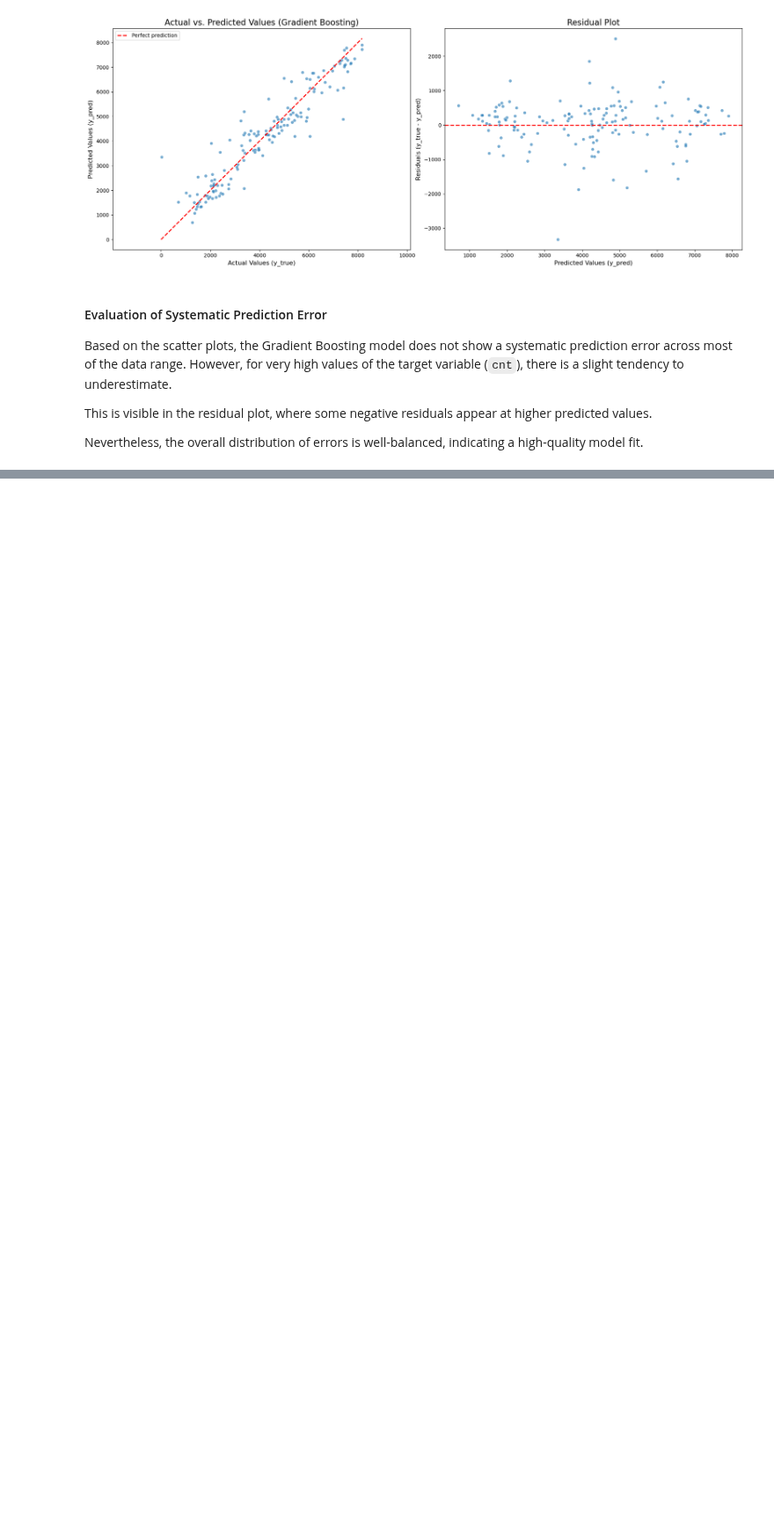
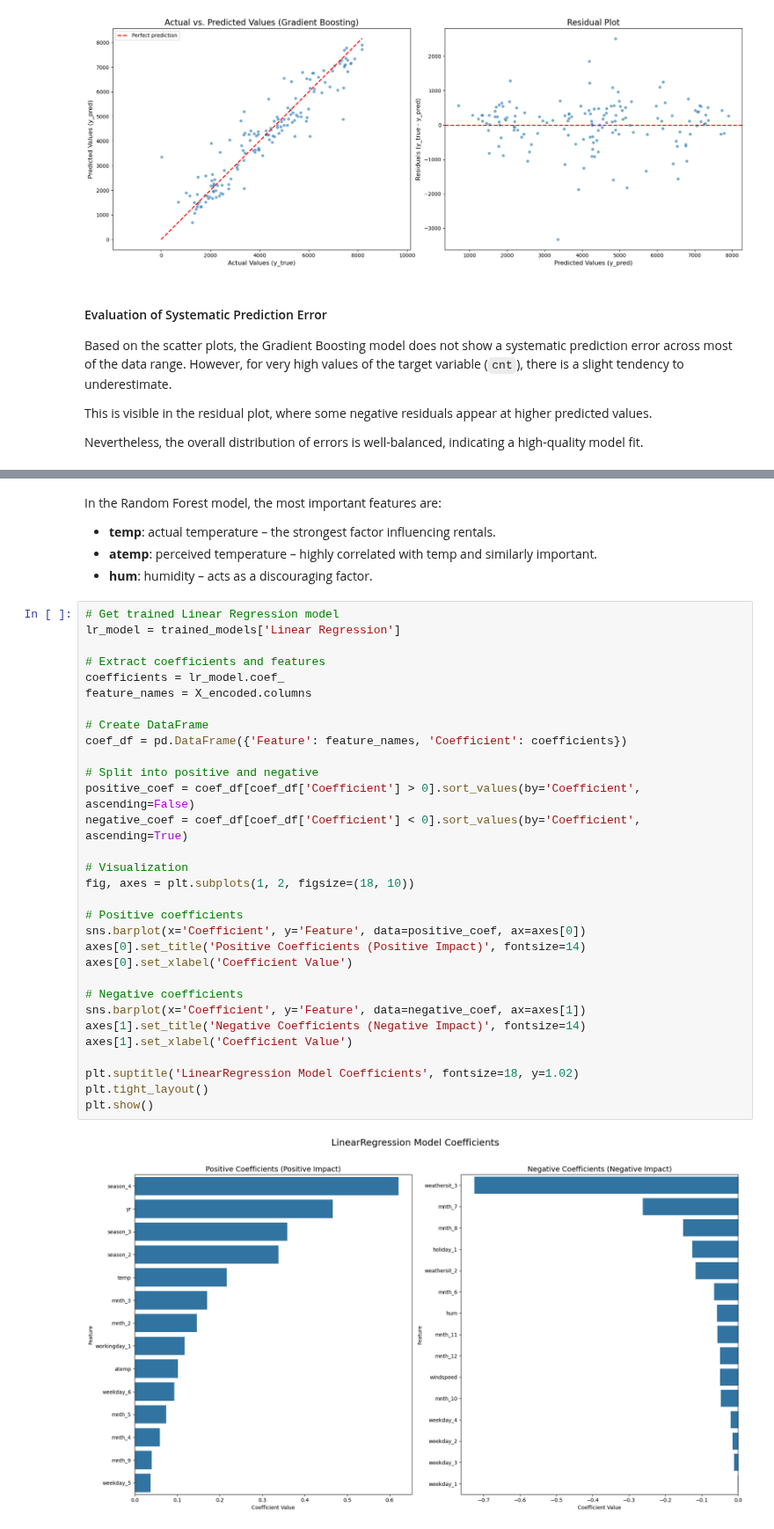
Before and after one commit to lukassso/python-mini-projects, a Jupyter notebook: machine-learning/ml_final_projects/01_bike_rental_forecasting.ipynb, the cells around one changed output, grey strips where cells are left out. Shown at 88% size. Saved outputs shown, nothing was run; the diff lists cells and outputs as text; blank space fills up the shorter version.

```diff
--- a/machine-learning/ml_final_projects/01_bike_rental_forecasting.ipynb
+++ b/machine-learning/ml_final_projects/01_bike_rental_forecasting.ipynb
@@ -371,0 +395,38 @@ Nevertheless, the overall distribution of errors is well-balanced, indicating a
+# %% [markdown]
+In the Random Forest model, the most important features are:
+- **temp**: actual temperature – the strongest factor influencing rentals.
+- **atemp**: perceived temperature – highly correlated with temp and similarly important.
+- **hum**: humidity – acts as a discouraging factor.
+# %%
+# Get trained Linear Regression model
+lr_model = trained_models['Linear Regression']
+
+# Extract coefficients and features
+coefficients = lr_model.coef_
+feature_names = X_encoded.columns
+
+# Create DataFrame
+coef_df = pd.DataFrame({'Feature': feature_names, 'Coefficient': coefficients})
+
+# Split into positive and negative
+positive_coef = coef_df[coef_df['Coefficient'] > 0].sort_values(by='Coefficient', ascending=False)
+negative_coef = coef_df[coef_df['Coefficient'] < 0].sort_values(by='Coefficient', ascending=True)
+
+# Visualization
+fig, axes = plt.subplots(1, 2, figsize=(18, 10))
+
+# Positive coefficients
+sns.barplot(x='Coefficient', y='Feature', data=positive_coef, ax=axes[0])
+axes[0].set_title('Positive Coefficients (Positive Impact)', fontsize=14)
+axes[0].set_xlabel('Coefficient Value')
+
+# Negative coefficients
+sns.barplot(x='Coefficient', y='Feature', data=negative_coef, ax=axes[1])
+axes[1].set_title('Negative Coefficients (Negative Impact)', fontsize=14)
+axes[1].set_xlabel('Coefficient Value')
+
+plt.suptitle('LinearRegression Model Coefficients', fontsize=18, y=1.02)
+plt.tight_layout()
+plt.show()
+# %% [output]
+[figure, added]
```
Also changed, not shown: parts of 6 cells of this notebook.
